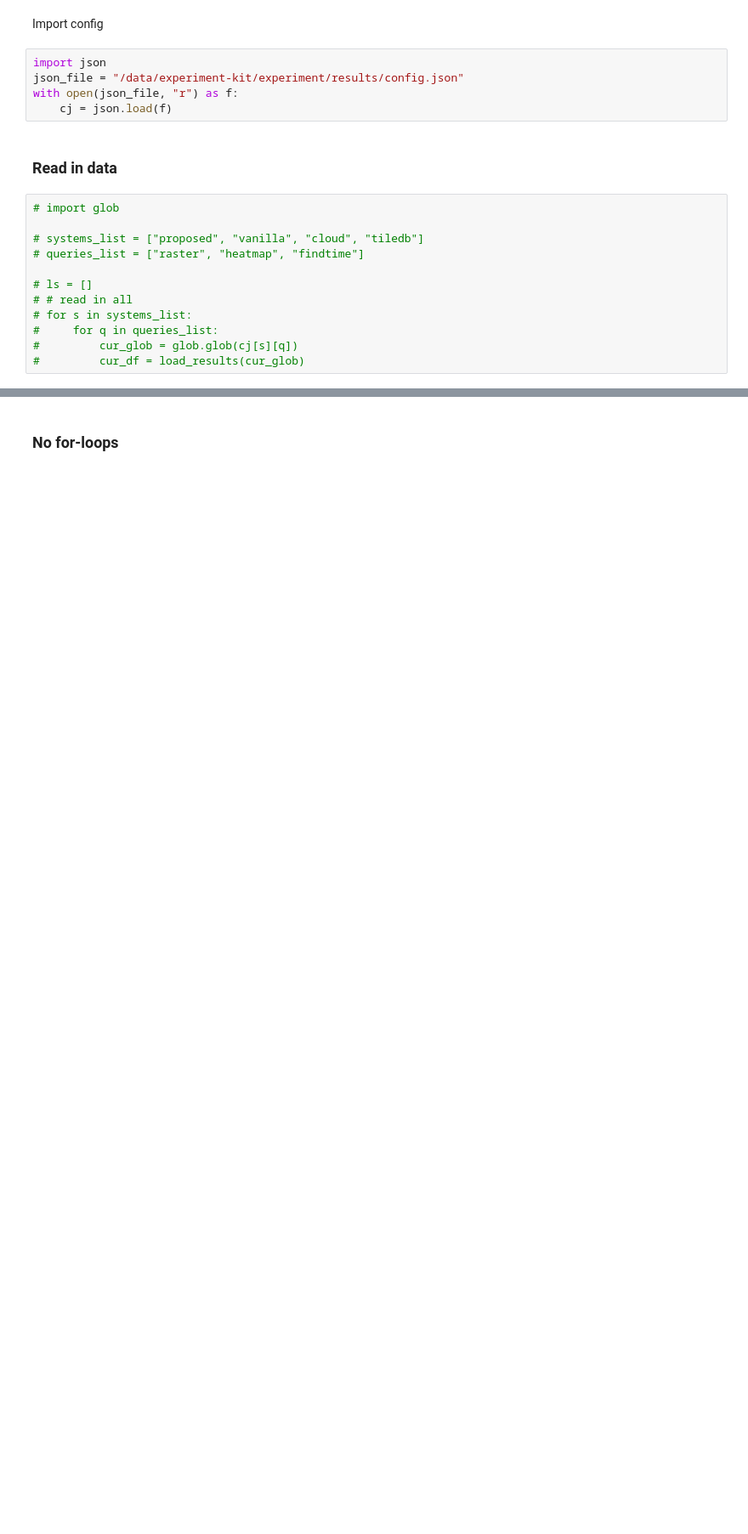
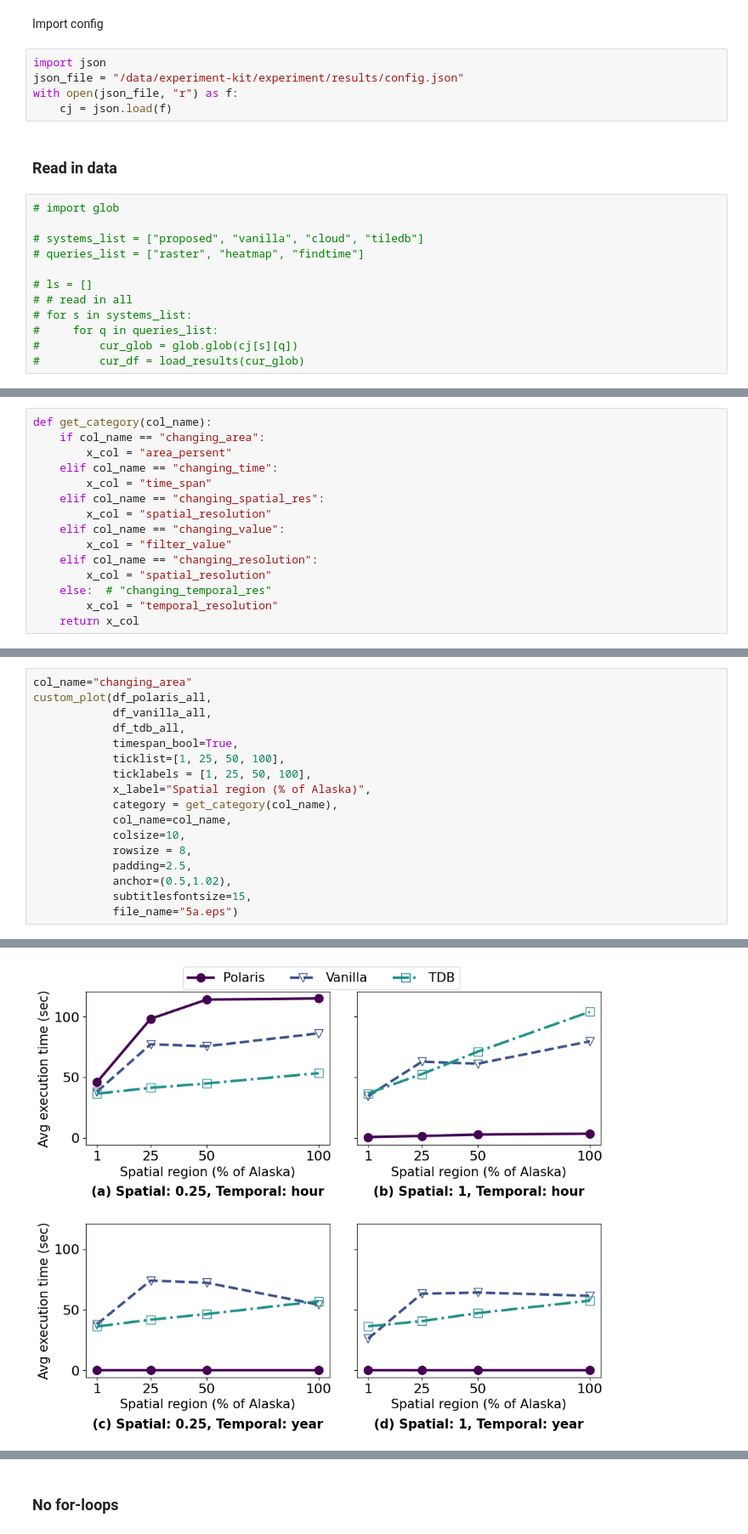
Before and after one commit to iharp3/experiment-kit, a Jupyter notebook: experiment/results/plot_refactor.ipynb, the cells around one changed output, grey strips where cells are left out. Shown at 85% size. Cells and saved outputs as stored; diff of their text form; blank space fills up the shorter version.

```diff
--- a/experiment/results/plot_refactor.ipynb
+++ b/experiment/results/plot_refactor.ipynb
@@ -110,0 +211,15 @@ df_tdb = df_tdb_all[df_tdb_all["category"]==category]
+# %%
+def get_category(col_name):
+    if col_name == "changing_area":
+        x_col = "area_persent"
+    elif col_name == "changing_time":
+        x_col = "time_span"
+    elif col_name == "changing_spatial_res":
+        x_col = "spatial_resolution"
+    elif col_name == "changing_value":
+        x_col = "filter_value"
+    elif col_name == "changing_resolution":
+        x_col = "spatial_resolution"
+    else:  # "changing_temporal_res"
+        x_col = "temporal_resolution"
+    return x_col
@@ -110,0 +244,18 @@ df_tdb = df_tdb_all[df_tdb_all["category"]==category]
+# %%
+col_name="changing_area"
+custom_plot(df_polaris_all,
+            df_vanilla_all,
+            df_tdb_all,
+            timespan_bool=True,
+            ticklist=[1, 25, 50, 100],
+            ticklabels = [1, 25, 50, 100],
+            x_label="Spatial region (% of Alaska)",
+            category = get_category(col_name),
+            col_name=col_name,
+            colsize=10,
+            rowsize = 8,
+            padding=2.5,
+            anchor=(0.5,1.02),
+            subtitlesfontsize=15,
+            file_name="5a.eps")
+# %% [output]
@@ -110,0 +263 @@ df_tdb = df_tdb_all[df_tdb_all["category"]==category]
+[figure, added]
```
Also changed, not shown: parts of 17 cells of this notebook, 3 other files.
